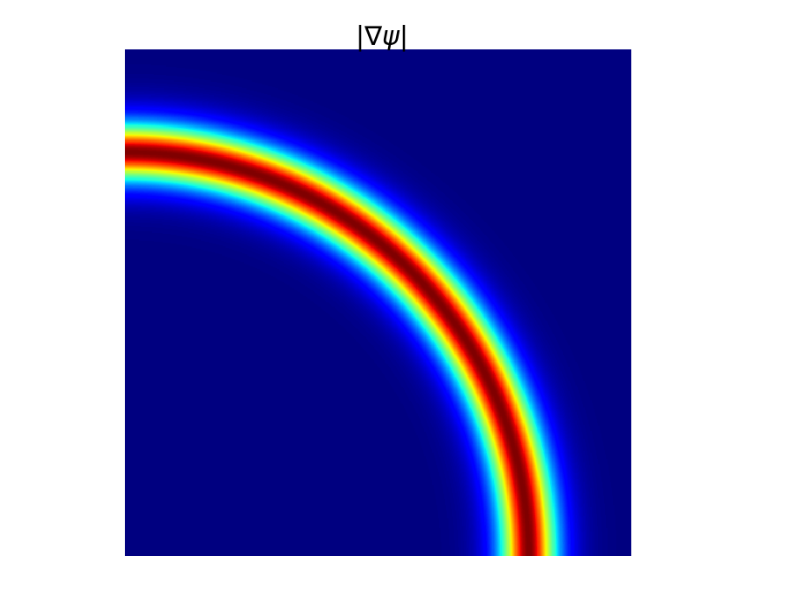
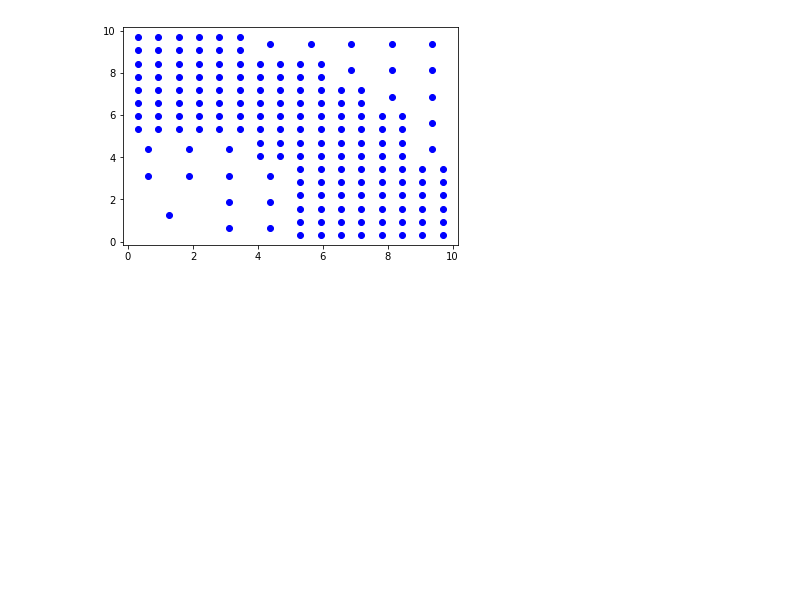
Before and after one commit to KieranFitzmaurice/AMR, a Jupyter notebook: Optimized Quadtrees.ipynb, the cells around one changed output. Saved outputs shown, nothing was run; the diff lists cells and outputs as text; code cells hidden in the pictures; blank space fills up the shorter version.

Commit message:
Algorithm for constructing quadtrees from spatial data

```diff
--- a/Optimized Quadtrees.ipynb
+++ b/Optimized Quadtrees.ipynb
@@ -427,10 +389,0 @@ plt.show()
-# %%
-fig, ax = plt.subplots(nrows = 1, ncols = 1, figsize = (width*1.5,height*1.5))
-ax.pcolormesh(domain, cmap = 'jet')
-plt.axis('scaled')
-plt.axis('off')
-plt.title(r" $| \nabla \psi |$ ",fontsize = 30)
-plt.tight_layout()
-plt.show()
-# %% [output]
-[figure, removed]
@@ -436,0 +443,42 @@ plt.show()
+# %%
+# Move from centered based unit cells, to connected network of verticies
+
+leaves_morton, leaves_depth = quadtree.list_leaves()
+numleaves = len(leaves_morton)
+
+vertex_depth = depth + 1
+numvert = 0
+vertex_list = []
+vertex_tree = v_node(0,0) # Will store vertices in tree (makes searching for duplicates fast)
+
+for i in range(numleaves):
+    m_min, m_max = m_below(leaves_morton[i],leaves_depth[i],vertex_depth-1)
+    x_min,y_min = from_morton(m_min)
+    x_max,y_max = from_morton(m_max)
+
+    # Get 4 verticies of each leaf
+    v1 = to_morton(x_min,y_min)
+    v2 = to_morton(x_min,y_max + 1)
+    v3 = to_morton(x_max + 1,y_min)
+    v4 = to_morton(x_max + 1,y_max + 1)
+
+    current_vert = [v1,v2,v3,v4]
+
+    for j in range(4):
+        myvert = vertex(current_vert[j],vertex_depth,leaves_depth[i],numvert)
+        new_vertex, change_ind = vertex_tree.insert_vertex(myvert)
+        if new_vertex == 1:
+            vertex_list.append(myvert)
+            numvert = numvert + 1
+        elif new_vertex == 2:
+            vertex_list[change_ind].min_depth = myvert.min_depth
+# %%
+for i in range(len(leaves_morton)):
+    x,y = from_morton(leaves_morton[i])
+    x1 = Lx/2**leaves_depth[i]*x + 0.5*Lx/2**leaves_depth[i]
+    y1 = Ly/2**leaves_depth[i]*y + 0.5*Ly/2**leaves_depth[i]
+    plt.plot(x1,y1,'bo')
+
+plt.show()
+# %% [output]
+[figure, added]
```
Also changed, not shown: parts of 12 cells of this notebook.
